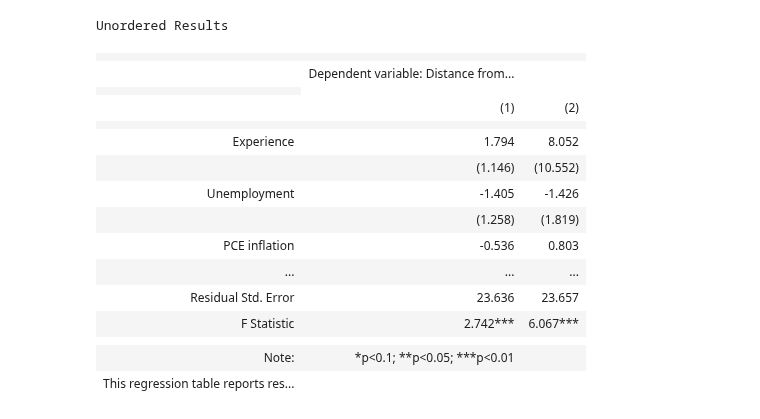
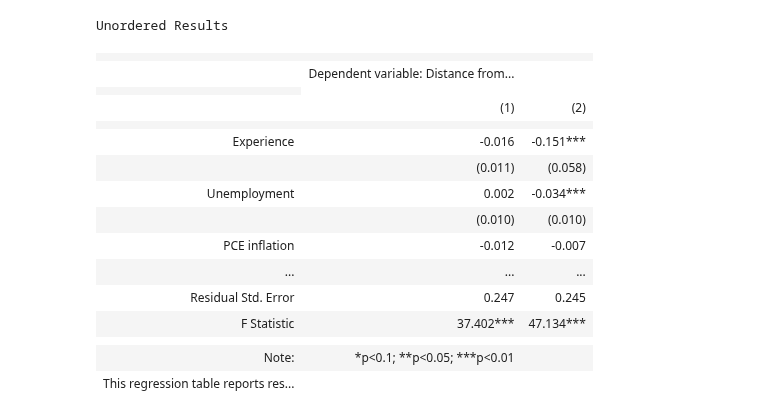
Before and after one commit to bendurham441/fed-nlp, a Jupyter notebook: regressions/unordered.ipynb, the cells around one changed output. Cells and saved outputs as stored; diff of their text form; code cells hidden in the pictures.

```diff
--- a/regressions/unordered.ipynb
+++ b/regressions/unordered.ipynb
@@ -83,3 +98,0 @@ panel
-# %%
-panel['pceinf'] = panel['pceinf'].astype('float')
-panel['corepceinf'] = panel['corepceinf'].astype('float')
@@ -85,0 +106,4 @@ panel['corepceinf'] = panel['corepceinf'].astype('float')
+# %%
+panel = panel[(panel['gPPCEF0'].notna()) & (panel['UNEMPF0'].notna())].copy()
+# %%
+panel.rename(columns={'gPPCEF0': 'pceinf', 'UNEMPF0': 'unrate'}, inplace=True)
@@ -87,6 +123,7 @@ panel['corepceinf'] = panel['corepceinf'].astype('float')
 cov_name_map = {'exp': 'Experience', 'unrate': 'Unemployment',
                 'I(exp ** 2)': 'Experience$^2$', 'pceinf': 'PCE inflation', 'C(female)[T.1.0]': 'Female', 'C(voter)[T.1]': 'Voter', 'I(exp ** 2):pceinf': 'Experience$^2$ $\\times$ PCE inflation',
                 'I(exp ** 2):unrate': 'Experience$^2$ $\\times$ Unemployment', 'exp:pceinf': 'Experience $\\times$ PCE Inflation', 'exp:unrate': 'Experience $\\times$ Unemployment',
-                "C(chair, Treatment(reference='Greenspan'))[T.Yellen]": "Yellen", "C(chair, Treatment(reference='Greenspan'))[T.Bernanke]": 'Bernanke', "C(chair, Treatment(reference='Greenspan'))[T.Powell]": "Powell"
+                "C(chair, Treatment(reference='Greenspan'))[T.Yellen]": "Yellen", "C(chair, Treatment(reference='Greenspan'))[T.Bernanke]": 'Bernanke', "C(chair, Treatment(reference='Greenspan'))[T.Powell]": "Powell",
+                "C(Econ_PhD)[T.1.0]": 'Econ PhD', "C(voter)[T.1.0]": 'Voter'
                 }
 # %%
@@ -147,37 +195,37 @@ inexp_panel = panel[panel['expd'] == False]
 # %%
-model1 = smf.ols("dist_exp ~ (exp + I(exp**2)) + C(chair, Treatment(reference='Greenspan')) + C(voter) + C(female) + unrate + pceinf + C(region)", inexp_panel).fit(cov_type='cluster', cov_kwds={'groups': inexp_panel['merge_date']})
-model2 = smf.ols("dist_exp ~ (exp + I(exp**2))*(unrate + pceinf) + C(chair, Treatment(reference='Greenspan')) + C(voter) + C(female) + C(region)", inexp_panel).fit(cov_type='cluster', cov_kwds={'groups': inexp_panel['merge_date']})
+model1 = smf.ols("dist_exp ~ (exp + I(exp**2)) + C(chair, Treatment(reference='Greenspan')) + C(voter) + C(female) + unrate + pceinf + C(region) + C(Econ_PhD)", inexp_panel).fit(cov_type='cluster', cov_kwds={'groups': inexp_panel['merge_date']})
+model2 = smf.ols("dist_exp ~ (exp + I(exp**2))*(unrate + pceinf) + C(chair, Treatment(reference='Greenspan')) + C(voter) + C(female) + C(region) + C(Econ_PhD)", inexp_panel).fit(cov_type='cluster', cov_kwds={'groups': inexp_panel['merge_date']})
 
 from stargazer.stargazer import Stargazer
 
 
 sg = Stargazer([model1, model2])
 
-sg.add_custom_notes(["This regression table reports results from regressions of the Euclidean distance of the stance vectors of individual committee participants from the committee average in the monetary policy discussion section. Key explanatory variables account for experience serving on the FOMC and economic conditions related to the Federal Reserve's dual mandate as measured by unemployment and PCE inflation calculated as the percentage change from 1 year ago. Additional controls include whether the given member was a voting member at that meeting, gender, and indicator variables for each FOMC chair."])
+sg.add_custom_notes(["This regression table reports results from regressions of the $\ell_1$ distance of the stance vectors of individual committee participants from the average of members of above first-tertile experience in the monetary policy discussion section divided by the number of components of the stance vector. Key explanatory variables account for experience serving on the FOMC and economic conditions related to the Federal Reserve's dual mandate as measured by unemployment and PCE inflation calculated as the percentage change from 1 year ago. Additional controls include whether the given member was a voting member at that meeting, gender, and indicator variables for each FOMC chair."])
 sg.rename_covariates(cov_name_map)
 sg.dependent_variable_name('Distance from Committee Average Stance of Experienced Members')
-sg.covariate_order(["exp",  "unrate", "pceinf", 'exp:unrate', 'exp:pceinf', "I(exp ** 2)",'I(exp ** 2):pceinf', 'I(exp ** 2):unrate', "C(female)[T.1.0]", "C(voter)[T.1]", "C(chair, Treatment(reference='Greenspan'))[T.Bernanke]", "C(chair, Treatment(reference='Greenspan'))[T.Yellen]", "C(chair, Treatment(reference='Greenspan'))[T.Powell]", 'Intercept'])
+sg.covariate_order(["exp",  "unrate", "pceinf", 'exp:unrate', 'exp:pceinf', "I(exp ** 2)",'I(exp ** 2):pceinf', 'I(exp ** 2):unrate', "C(female)[T.1.0]", "C(voter)[T.1.0]", "C(Econ_PhD)[T.1.0]", "C(chair, Treatment(reference='Greenspan'))[T.Bernanke]", "C(chair, Treatment(reference='Greenspan'))[T.Yellen]", "C(chair, Treatment(reference='Greenspan'))[T.Powell]", 'Intercept'])
 sg.title('Unordered Results')
 sg.show_degrees_of_freedom(False)
 sg.add_line('Region FEs', ['Yes', 'Yes'])
-with open('table2.tex', 'w') as f:
+with open('inexp.tex', 'w') as f:
     f.write(sg.render_latex())
 sg
 # %% [output]
 Unordered Results
 |  |  |  |
 |  | Dependent variable: Distance from... |  |
 |  |
 |  | (1) | (2) |
 |  |  |  |
-| Experience | 1.794 | 8.052 |
-|  | (1.146) | (10.552) |
-| Unemployment | -1.405 | -1.426 |
-|  | (1.258) | (1.819) |
-| PCE inflation | -0.536 | 0.803 |
+| Experience | -0.016 | -0.151*** |
+|  | (0.011) | (0.058) |
+| Unemployment | 0.002 | -0.034*** |
+|  | (0.010) | (0.010) |
+| PCE inflation | -0.012 | -0.007 |
 | ... | ... | ... |
-| Residual Std. Error | 23.636 | 23.657 |
-| F Statistic | 2.742*** | 6.067*** |
+| Residual Std. Error | 0.247 | 0.245 |
+| F Statistic | 37.402*** | 47.134*** |
 |  |  |  |
 | Note: | *p<0.1; **p<0.05; ***p<0.01 |  |
 | This regression table reports res... |  |  |
```
Also changed, not shown: parts of 22 cells of this notebook, 1 other file.
